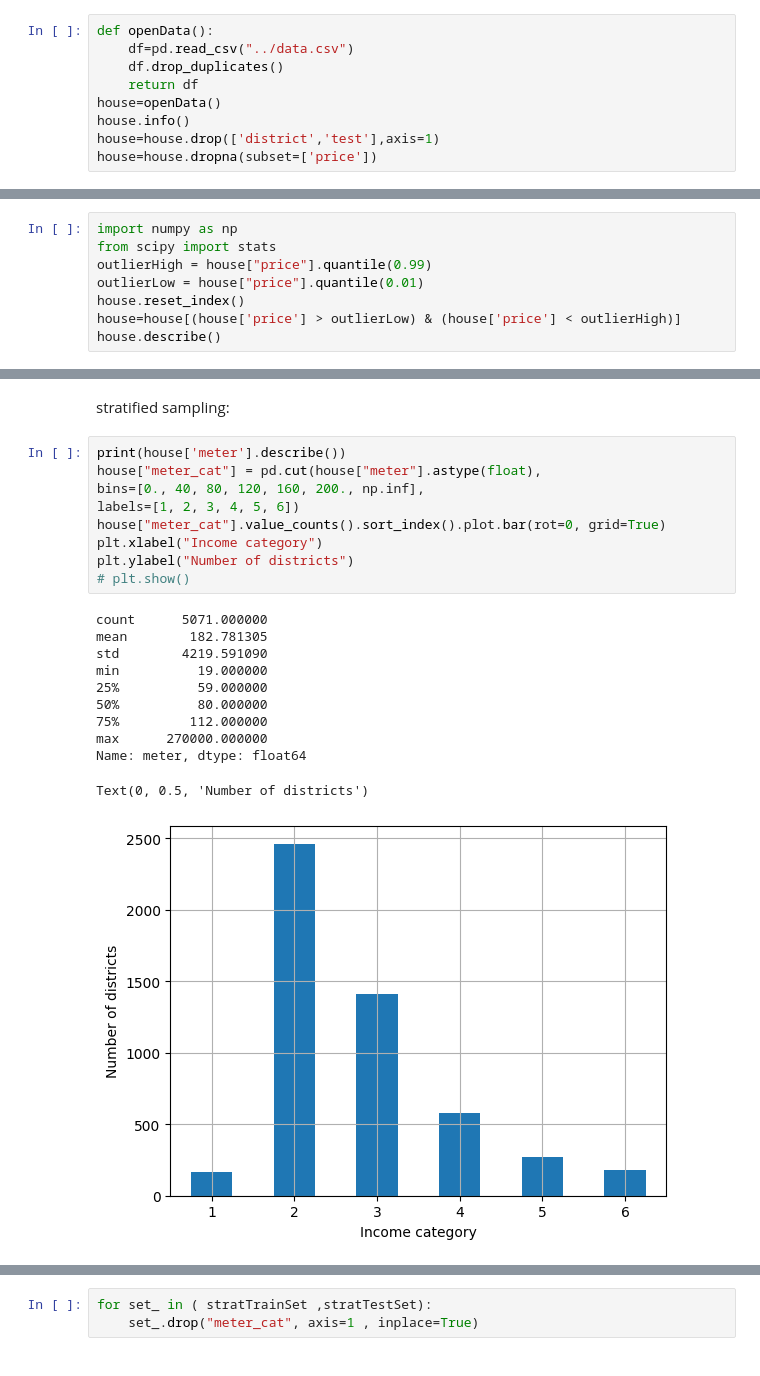
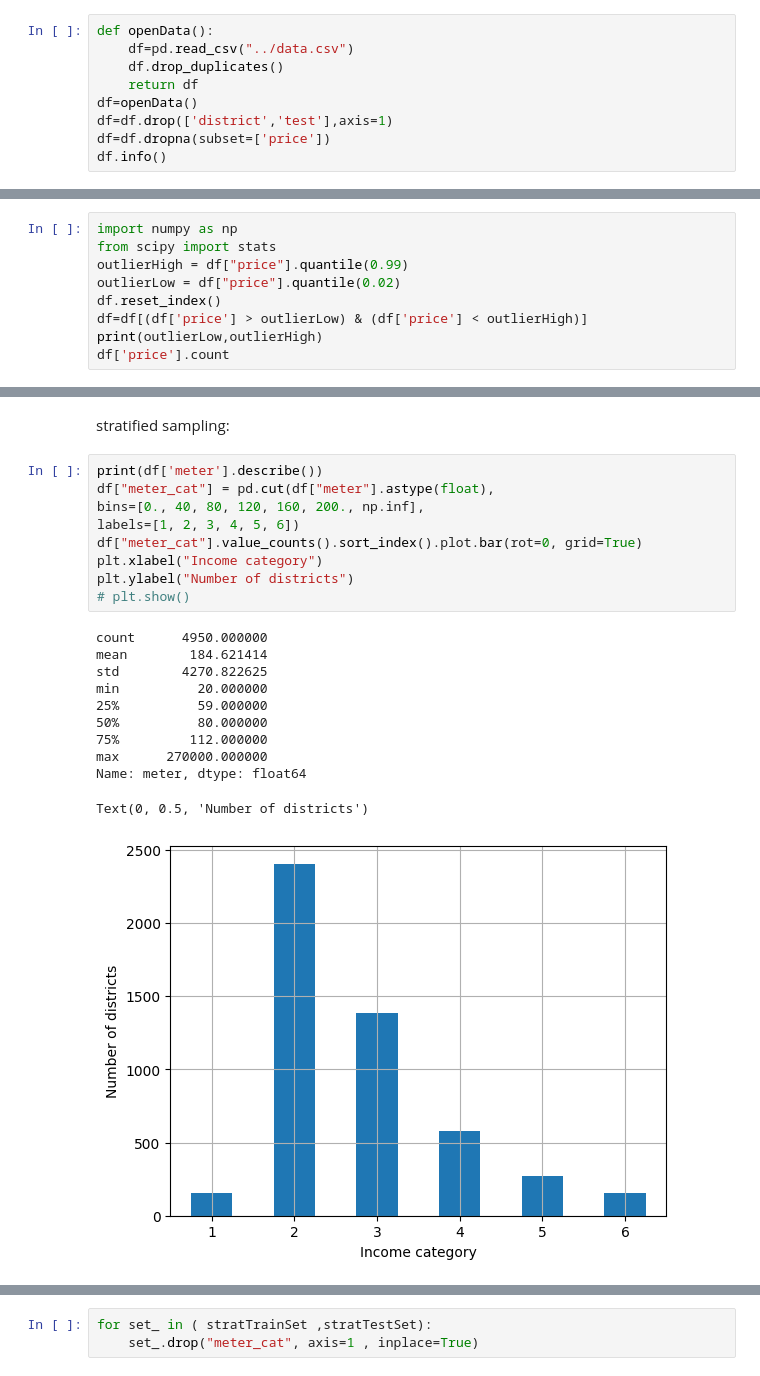
Before and after one commit to mehanalavimajd/pelot, a Jupyter notebook: model/train.ipynb, the cells around one changed output, grey strips where cells are left out. Cells and saved outputs as stored; diff of their text form.

```diff
--- a/model/train.ipynb
+++ b/model/train.ipynb
@@ -7,7 +7,7 @@ def openData():
     df=pd.read_csv("../data.csv")
     df.drop_duplicates()
     return df
-house=openData()
-house.info()
-house=house.drop(['district','test'],axis=1)
-house=house.dropna(subset=['price'])
+df=openData()
+df=df.drop(['district','test'],axis=1)
+df=df.dropna(subset=['price'])
+df.info()
@@ -26,9 +63,10 @@ plt.show()
 # %%
 import numpy as np
 from scipy import stats
-outlierHigh = house["price"].quantile(0.99)
-outlierLow = house["price"].quantile(0.01)
-house.reset_index()
-house=house[(house['price'] > outlierLow) & (house['price'] < outlierHigh)]
-house.describe()
+outlierHigh = df["price"].quantile(0.99)
+outlierLow = df["price"].quantile(0.02)
+df.reset_index()
+df=df[(df['price'] > outlierLow) & (df['price'] < outlierHigh)]
+print(outlierLow,outlierHigh)
+df['price'].count
 # %% [output]
@@ -60,26 +102,26 @@ train_set, test_set = split_data_with_id_hash(house_with_id, 0.2, "index")
 # %% [markdown]
 stratified sampling:
 # %%
-print(house['meter'].describe())
-house["meter_cat"] = pd.cut(house["meter"].astype(float),
+print(df['meter'].describe())
+df["meter_cat"] = pd.cut(df["meter"].astype(float),
 bins=[0., 40, 80, 120, 160, 200., np.inf],
 labels=[1, 2, 3, 4, 5, 6])
-house["meter_cat"].value_counts().sort_index().plot.bar(rot=0, grid=True)
+df["meter_cat"].value_counts().sort_index().plot.bar(rot=0, grid=True)
 plt.xlabel("Income category")
 plt.ylabel("Number of districts")
 # plt.show()
 # %% [output]
-count      5071.000000
-mean        182.781305
-std        4219.591090
-min          19.000000
+count      4950.000000
+mean        184.621414
+std        4270.822625
+min          20.000000
 25%          59.000000
 50%          80.000000
 75%         112.000000
 max      270000.000000
 Name: meter, dtype: float64
 Text(0, 0.5, 'Number of districts')
-[figure, old version]
+[figure, new version]
 # %%
 from sklearn.model_selection import StratifiedShuffleSplit
 
```
Also changed, not shown: parts of 10 cells of this notebook.
